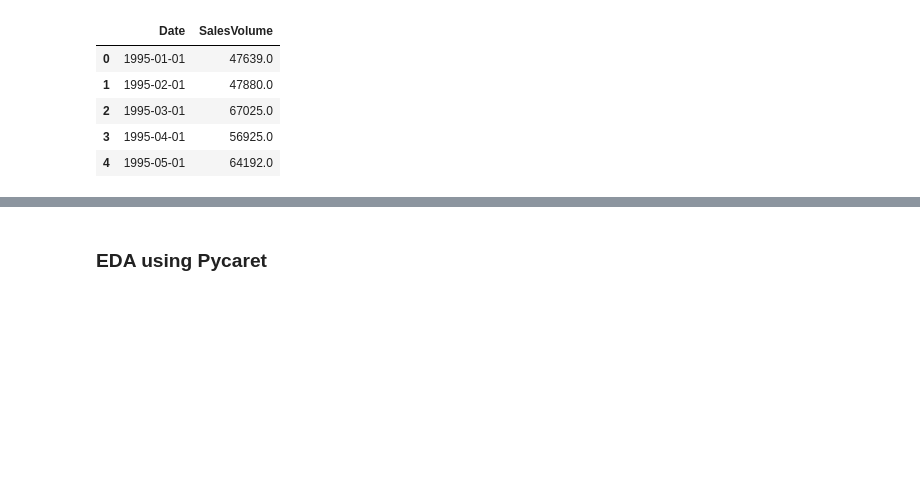
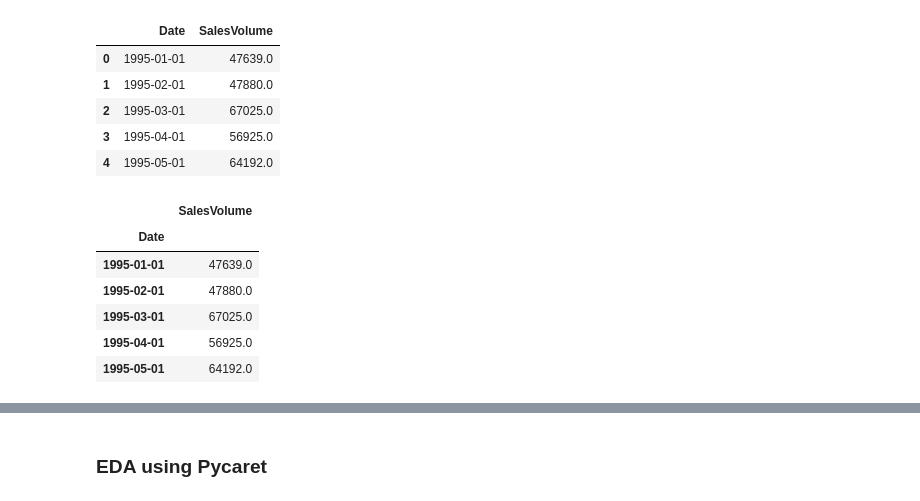
Before and after one commit to GautamKanagaraj/m_tech, a Jupyter notebook: Models/Pycaret.ipynb, the cells around one changed output, grey strips where cells are left out. Saved outputs shown, nothing was run; the diff lists cells and outputs as text; code cells hidden in the pictures; blank space fills up the shorter version.

```diff
--- a/Models/Pycaret.ipynb
+++ b/Models/Pycaret.ipynb
@@ -36,6 +55,16 @@ df['Date'] = pd.DatetimeIndex(df['Date'])
 df = df.groupby('Date').sum()
 #Settting a Monthly frequency and also to the first day of the month
 df = df.asfreq('MS')
+# %%
+df.head()
+# %% [output]
+|  | SalesVolume |
+| Date |  |
+| 1995-01-01 | 47639.0 |
+| 1995-02-01 | 47880.0 |
+| 1995-03-01 | 67025.0 |
+| 1995-04-01 | 56925.0 |
+| 1995-05-01 | 64192.0 |
 # %%
 # df = pd.read_excel('/content/drive/MyDrive/Github/m_tech/Datasets/USD_GBP_EX_RATE.xlsx')
 # df['DEXUSUK']=df['DEXUSUK'].mask(df['DEXUSUK']==0)
```
Also changed, not shown: parts of 19 cells of this notebook, 9 other files.
